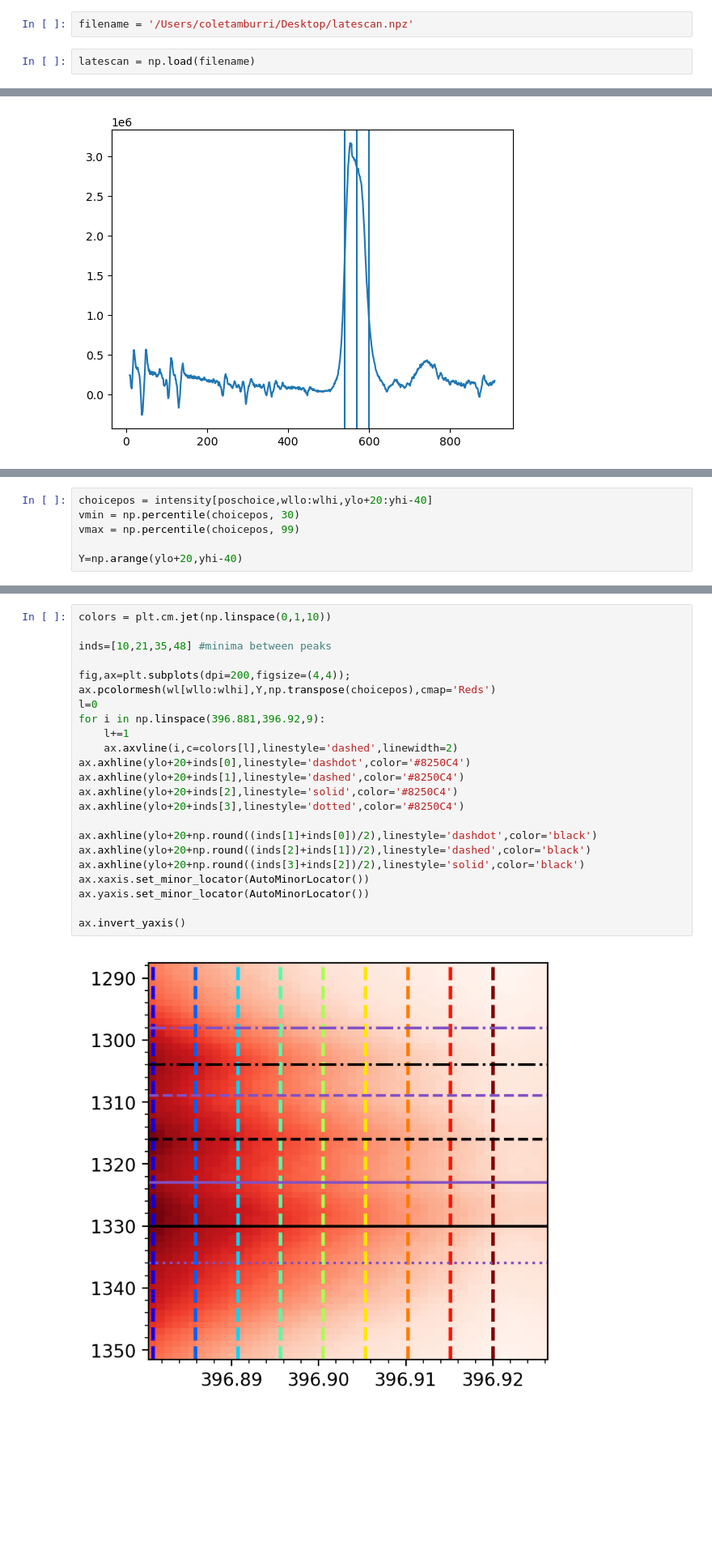
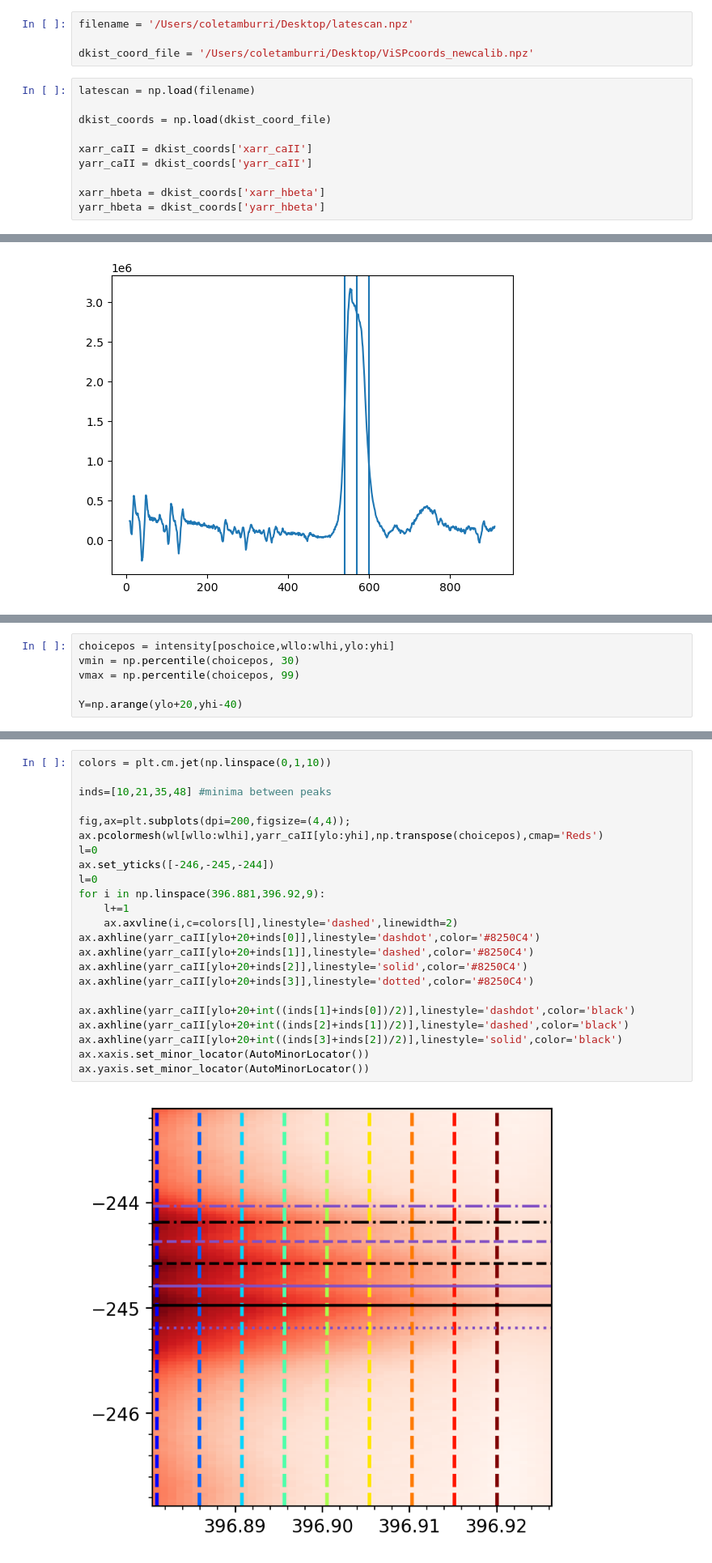
Before and after one commit to coletamburri2112/Flare_Patrol_Analysis, a Jupyter notebook: NOTEBOOKS/11_Aug_2024_Flare_Paper_Plots/ViSP_ultrafinestructure.ipynb, the cells around one changed output, grey strips where cells are left out. Shown at 81% size. Cells and saved outputs as stored; diff of their text form; blank space fills up the shorter version.

```diff
--- a/NOTEBOOKS/11_Aug_2024_Flare_Paper_Plots/ViSP_ultrafinestructure.ipynb
+++ b/NOTEBOOKS/11_Aug_2024_Flare_Paper_Plots/ViSP_ultrafinestructure.ipynb
@@ -6,8 +6,18 @@ from matplotlib.ticker import (MultipleLocator, AutoMinorLocator)
 from scipy.optimize import curve_fit
 # %%
 filename = '/Users/coletamburri/Desktop/latescan.npz'
+
+dkist_coord_file = '/Users/coletamburri/Desktop/ViSPcoords_newcalib.npz'
 # %%
 latescan = np.load(filename)
+
+dkist_coords = np.load(dkist_coord_file)
+
+xarr_caII = dkist_coords['xarr_caII']
+yarr_caII = dkist_coords['yarr_caII']
+
+xarr_hbeta = dkist_coords['xarr_hbeta']
+yarr_hbeta = dkist_coords['yarr_hbeta']
 # %%
 latescan
 # %% [output]
@@ -70,5 +77,5 @@ ax.yaxis.set_minor_locator(AutoMinorLocator())
 # %%
-choicepos = intensity[poschoice,wllo:wlhi,ylo+20:yhi-40]
+choicepos = intensity[poschoice,wllo:wlhi,ylo:yhi]
 vmin = np.percentile(choicepos, 30)
 vmax = np.percentile(choicepos, 99)
 
@@ -101,28 +108,28 @@ ax.invert_yaxis()
 # %%
 colors = plt.cm.jet(np.linspace(0,1,10))
 
 inds=[10,21,35,48] #minima between peaks
 
 fig,ax=plt.subplots(dpi=200,figsize=(4,4));
-ax.pcolormesh(wl[wllo:wlhi],Y,np.transpose(choicepos),cmap='Reds')
+ax.pcolormesh(wl[wllo:wlhi],yarr_caII[ylo:yhi],np.transpose(choicepos),cmap='Reds')
+l=0
+ax.set_yticks([-246,-245,-244])
 l=0
 for i in np.linspace(396.881,396.92,9):
     l+=1
     ax.axvline(i,c=colors[l],linestyle='dashed',linewidth=2)
-ax.axhline(ylo+20+inds[0],linestyle='dashdot',color='#8250C4')
-ax.axhline(ylo+20+inds[1],linestyle='dashed',color='#8250C4')
-ax.axhline(ylo+20+inds[2],linestyle='solid',color='#8250C4')
-ax.axhline(ylo+20+inds[3],linestyle='dotted',color='#8250C4')
+ax.axhline(yarr_caII[ylo+20+inds[0]],linestyle='dashdot',color='#8250C4')
+ax.axhline(yarr_caII[ylo+20+inds[1]],linestyle='dashed',color='#8250C4')
+ax.axhline(yarr_caII[ylo+20+inds[2]],linestyle='solid',color='#8250C4')
+ax.axhline(yarr_caII[ylo+20+inds[3]],linestyle='dotted',color='#8250C4')
 
-ax.axhline(ylo+20+np.round((inds[1]+inds[0])/2),linestyle='dashdot',color='black')
-ax.axhline(ylo+20+np.round((inds[2]+inds[1])/2),linestyle='dashed',color='black')
-ax.axhline(ylo+20+np.round((inds[3]+inds[2])/2),linestyle='solid',color='black')
+ax.axhline(yarr_caII[ylo+20+int((inds[1]+inds[0])/2)],linestyle='dashdot',color='black')
+ax.axhline(yarr_caII[ylo+20+int((inds[2]+inds[1])/2)],linestyle='dashed',color='black')
+ax.axhline(yarr_caII[ylo+20+int((inds[3]+inds[2])/2)],linestyle='solid',color='black')
 ax.xaxis.set_minor_locator(AutoMinorLocator())
 ax.yaxis.set_minor_locator(AutoMinorLocator())
-
-ax.invert_yaxis()
 # %% [output]
-[figure, old version]
+[figure, new version]
 # %%
 ylo+20+np.round((inds[1]+inds[0])/2)
 # %% [output]
```
Also changed, not shown: parts of 10 cells of this notebook, 5 other files.
